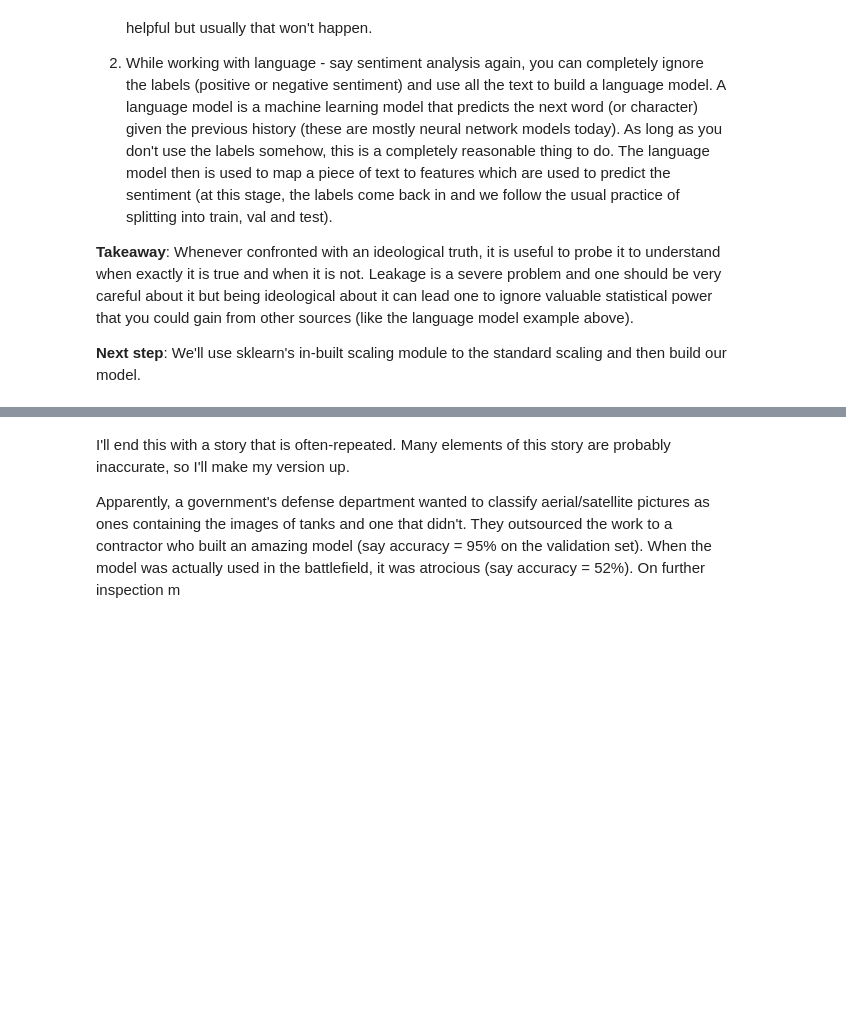
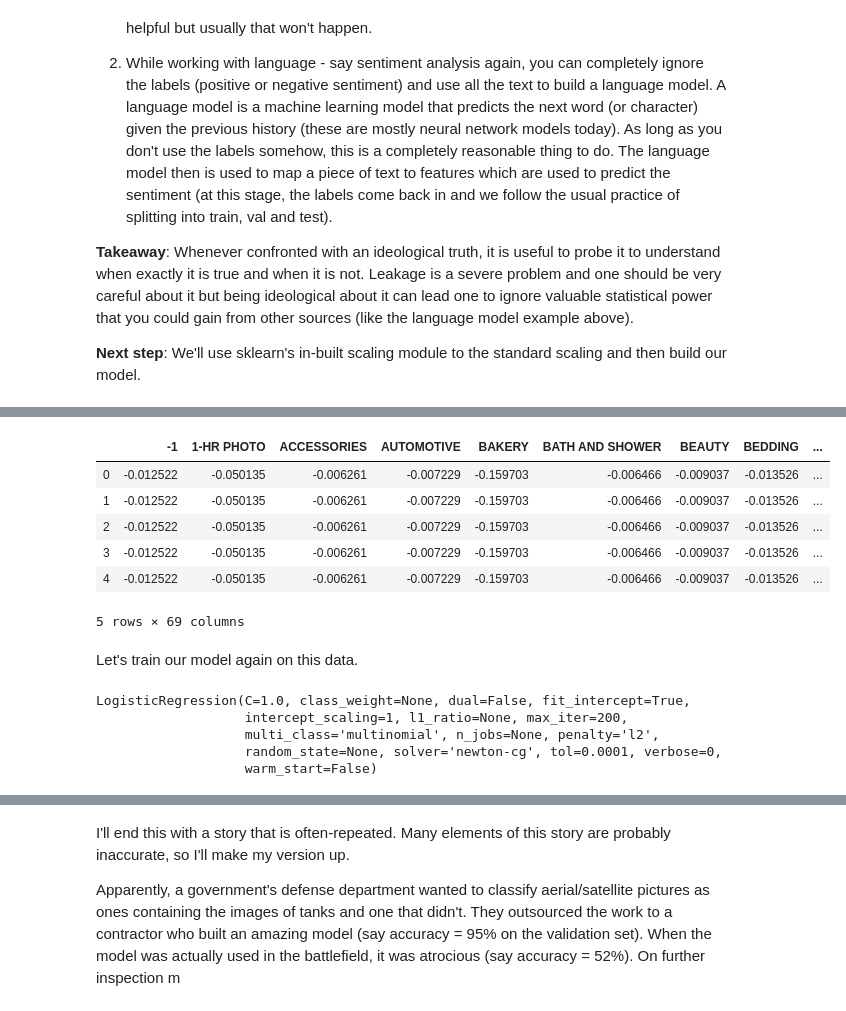
Before and after one commit to TreeinRandomForest/BrnoMLWorkshop2019, a Jupyter notebook: BrnoTeaching2019/notebooks/Day 2 - Linear Models.ipynb, the cells around one changed output, grey strips where cells are left out. Saved outputs shown, nothing was run; the diff lists cells and outputs as text; code cells hidden in the pictures; blank space fills up the shorter version.

```diff
--- a/BrnoTeaching2019/notebooks/Day 2 - Linear Models.ipynb
+++ b/BrnoTeaching2019/notebooks/Day 2 - Linear Models.ipynb
@@ -1027,3 +1354,5 @@ df_train_f2 = df_train_f1[f1_feature_cols].apply(lambda x: x.abs() / x.sum(), ax
+# %%
+df_train_f2 = df_train_f1[f1_feature_cols].apply(lambda x: x.abs() / (x.sum() + EPS), axis=1)
 # %%
 df_train_f2['TripType'] = df_train_f1['TripType']
 df_train_f2['TotalCounts'] = total_train_counts
@@ -1090,0 +1434,7 @@ A couple of more realistic examples:
+# %%
+scaler = StandardScaler(with_mean=True, with_std=True)
+# %%
+#separate features and target
+df_train_f2_features = df_train_f2.drop('TripType', axis=1)
+df_val_f2_features = df_val_f2.drop('TripType', axis=1)
+df_test_f2_features = df_test_f2.drop('TripType', axis=1)
@@ -1090,0 +1445,9 @@ A couple of more realistic examples:
+# %%
+df_train_f2_scaled = scaler.fit_transform(df_train_f2_features)
+df_val_f2_scaled = scaler.transform(df_val_f2_features)
+df_test_f2_scaled = scaler.transform(df_test_f2_features)
+
+#these are not pandas dataframes so re-convent to pd.DataFrame
+df_train_f2_scaled = pd.DataFrame(df_train_f2_scaled, columns=df_train_f2_features.columns)
+df_val_f2_scaled = pd.DataFrame(df_val_f2_scaled, columns=df_val_f2_features.columns)
+df_test_f2_scaled = pd.DataFrame(df_test_f2_scaled, columns=df_test_f2_features.columns)
@@ -1090,0 +1456,12 @@ A couple of more realistic examples:
+# %%
+df_train_f2_scaled.head()
+# %% [output]
+|  | -1 | 1-HR PHOTO | ACCESSORIES | AUTOMOTIVE | BAKERY | BATH AND SHOWER | BEAUTY | BEDDING | ... |
+| 0 | -0.012522 | -0.050135 | -0.006261 | -0.007229 | -0.159703 | -0.006466 | -0.009037 | -0.013526 | ... |
+| 1 | -0.012522 | -0.050135 | -0.006261 | -0.007229 | -0.159703 | -0.006466 | -0.009037 | -0.013526 | ... |
+| 2 | -0.012522 | -0.050135 | -0.006261 | -0.007229 | -0.159703 | -0.006466 | -0.009037 | -0.013526 | ... |
+| 3 | -0.012522 | -0.050135 | -0.006261 | -0.007229 | -0.159703 | -0.006466 | -0.009037 | -0.013526 | ... |
+| 4 | -0.012522 | -0.050135 | -0.006261 | -0.007229 | -0.159703 | -0.006466 | -0.009037 | -0.013526 | ... |
+5 rows × 69 columns
+# %% [markdown]
+Let's train our model again on this data.
@@ -1090,0 +1470,8 @@ A couple of more realistic examples:
+# %%
+model.fit(df_train_f2_features, df_train_f2_target)
+# %% [output]
+LogisticRegression(C=1.0, class_weight=None, dual=False, fit_intercept=True,
+                   intercept_scaling=1, l1_ratio=None, max_iter=200,
+                   multi_class='multinomial', n_jobs=None, penalty='l2',
+                   random_state=None, solver='newton-cg', tol=0.0001, verbose=0,
+                   warm_start=False)
```
Also changed, not shown: parts of 50 cells of this notebook, 2 other files.
